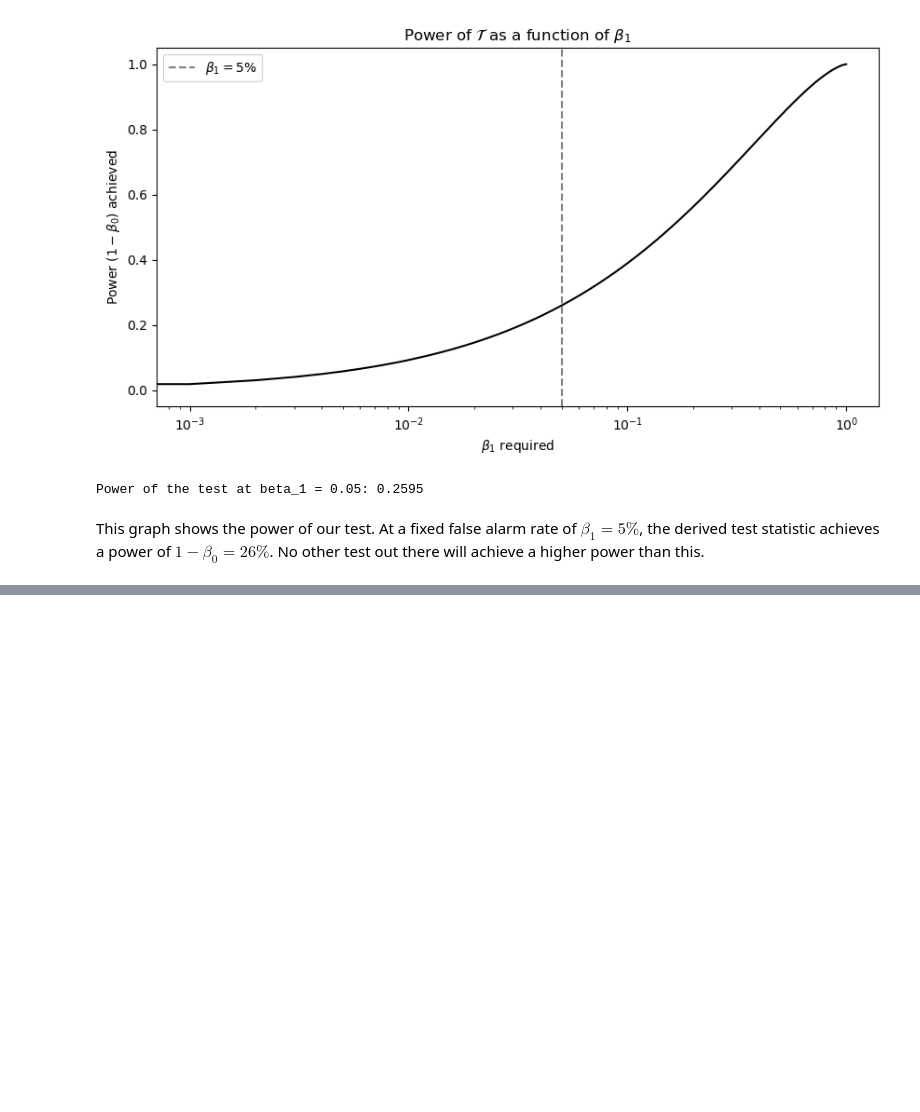
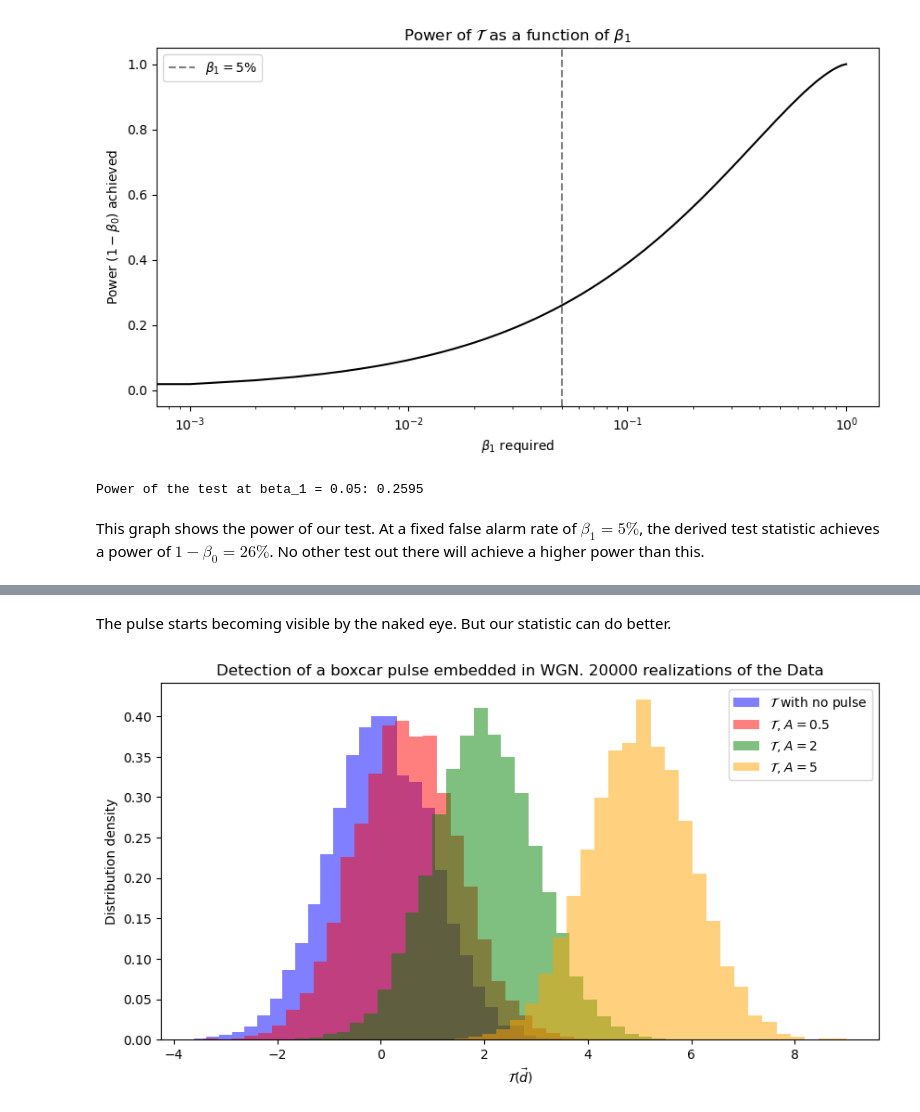
Before and after one commit to sancholp/signal-processing, a Jupyter notebook: 1. signal_detection_basics.ipynb, the cells around one changed output, grey strips where cells are left out. Cells and saved outputs as stored; diff of their text form; code cells hidden in the pictures; blank space fills up the shorter version.

```diff
--- a/1. signal_detection_basics.ipynb
+++ b/1. signal_detection_basics.ipynb
@@ -226,0 +290,21 @@ This graph shows the power of our test. At a fixed false alarm rate of $\beta_1
+# %% [markdown]
+The pulse starts becoming visible by the naked eye. But our statistic can do better.
+# %%
+T_no_pulse = np.sum(d_no_signal * h / sigma**2, axis=1)
+T_05 = np.sum(d_05 * h / sigma**2, axis=1)
+T_2 = np.sum(d_2 * h / sigma**2, axis=1)
+T_5 = np.sum(d_5 * h / sigma**2, axis=1)
+
+
+plt.figure(figsize=(10, 5))
+plt.hist(T_no_pulse, bins=30, alpha=0.5, label='$\mathcal{T}$ with no pulse', color='blue', density=True)
+plt.hist(T_05, bins=30, alpha=0.5, label='$\mathcal{T}$, $A=0.5$', color='red', density=True)
+plt.hist(T_2, bins=30, alpha=0.5, label='$\mathcal{T}$, $A=2$', color='green', density=True)
+plt.hist(T_5, bins=30, alpha=0.5, label='$\mathcal{T}$, $A=5$', color='orange', density=True)
+plt.legend()
+plt.title(f"Detection of a boxcar pulse embedded in WGN. {2*N_repetitions} realizations of the Data")
+plt.ylabel("Distribution density")
+plt.xlabel(r'$\mathcal{T}(\vec{d})$')
+plt.show()
+# %% [output]
+[figure, added]
```
Also changed, not shown: parts of 12 cells of this notebook, 1 other file.
